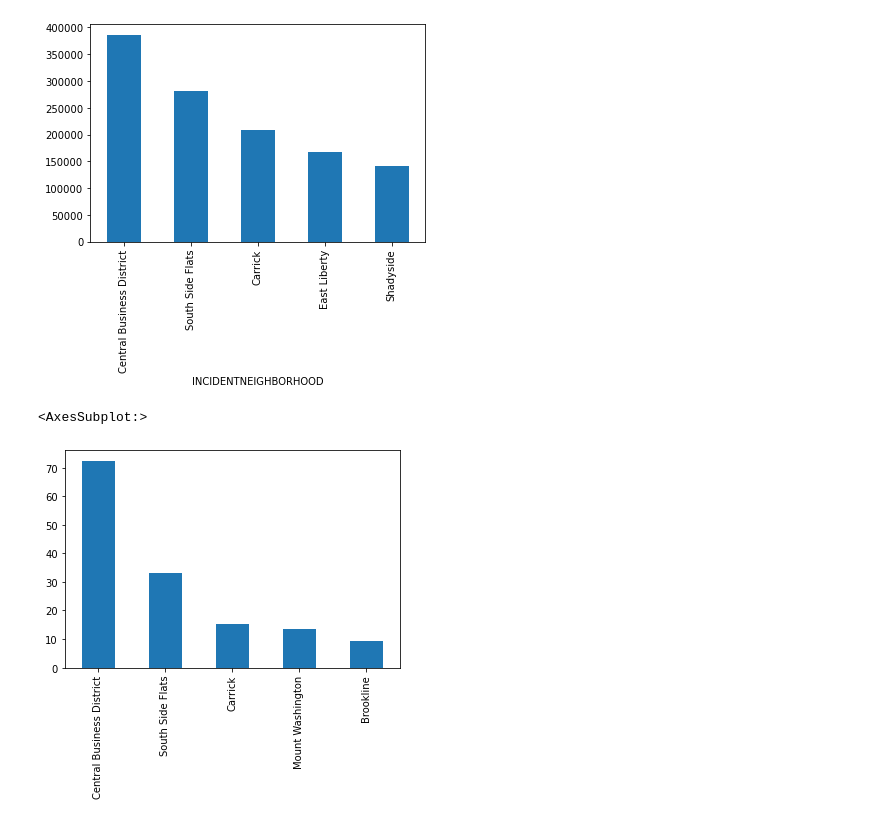
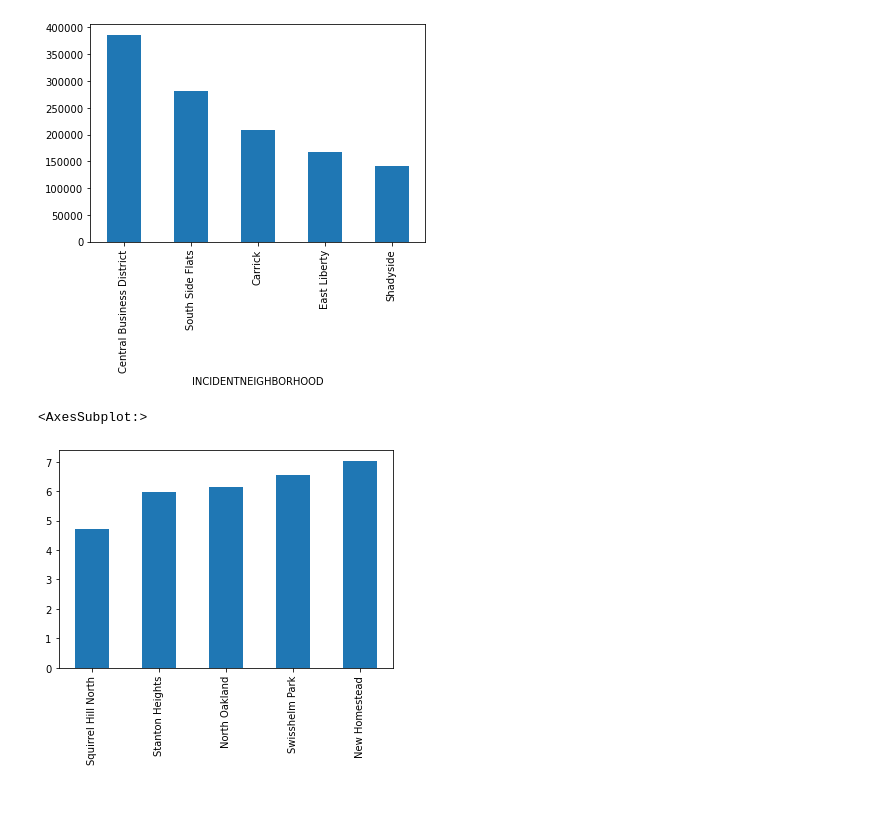
Before and after one commit to lampealex888/FinalProject, a Jupyter notebook: alexNotebook2.ipynb, the cells around one changed output. Drawn from its saved outputs; the diff is of its cells as text; code cells hidden in the pictures.

```diff
--- a/alexNotebook2.ipynb
+++ b/alexNotebook2.ipynb
@@ -33,19 +33,19 @@ new_df.nlargest(5).plot(kind="bar")
 # %%
 # Now the new problem is neighborhoods that have more capita compared
 # to smaller neighborhoods. To compare each neighborhood fairly, I also
 # examined the total population per neighborhood.
 
 # Load the data
 pop_df = pd.read_csv('total-population.csv', low_memory=False)
 pop_df.head(5)
 
 new_pop_df = pop_df.groupby(['Neighborhood'])['Estimate; Total'].sum()
 
 # divide the crime by the population per neighborhood
 divisionResults = new_df.div(new_pop_df)
 
-divisionResults.nlargest(5).plot(kind="bar")
+divisionResults.nsmallest(5).plot(kind="bar")
 #new_pop_df.nlargest(10).plot(kind="bar")
 # %% [output]
 <AxesSubplot:>
-[figure, old version]
+[figure, new version]
```
